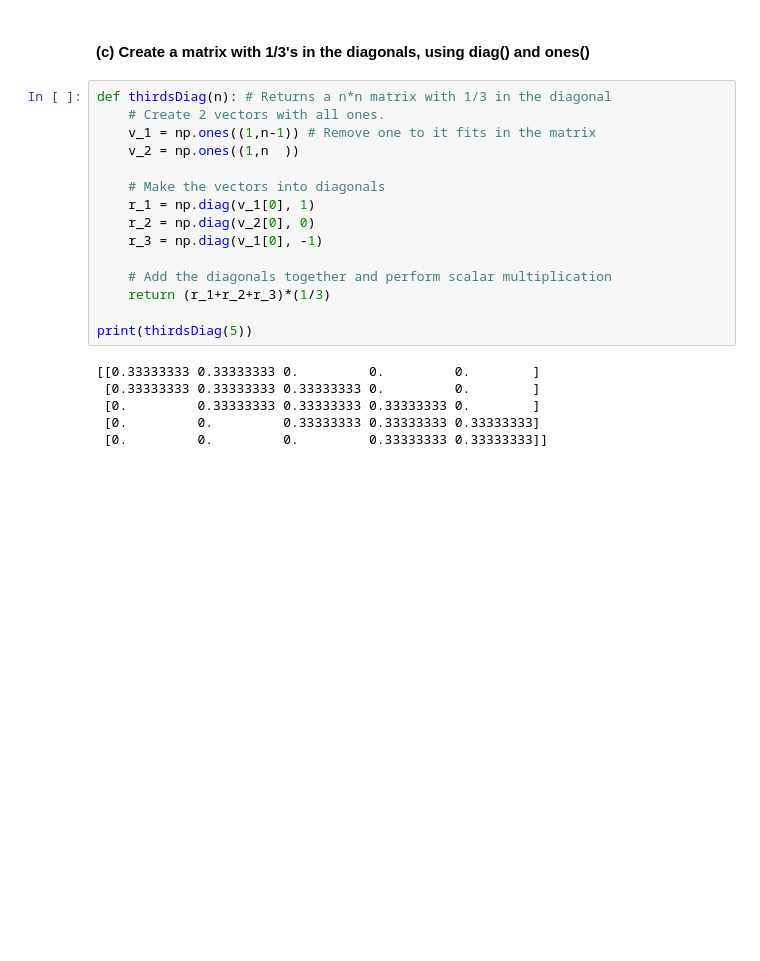
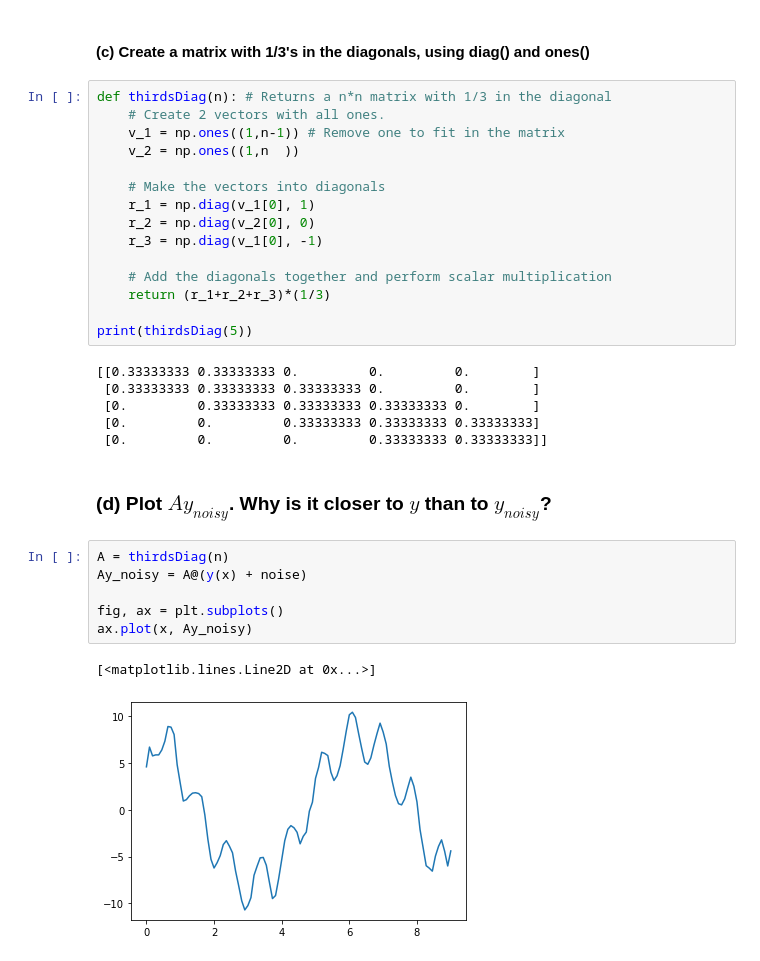
Before and after one commit to r59q/pynotebook, a Jupyter notebook: notebooks/Handin 2.ipynb, the cells around one changed output. Cells and saved outputs as stored; diff of their text form; blank space fills up the shorter version.

```diff
--- a/notebooks/Handin 2.ipynb
+++ b/notebooks/Handin 2.ipynb
@@ -44,7 +44,7 @@ ax.plot(x, y_noisy)
 # %%
 def thirdsDiag(n): # Returns a n*n matrix with 1/3 in the diagonal
     # Create 2 vectors with all ones.
-    v_1 = np.ones((1,n-1)) # Remove one to it fits in the matrix
+    v_1 = np.ones((1,n-1)) # Remove one to fit in the matrix
     v_2 = np.ones((1,n  ))
 
     # Make the vectors into diagonals
@@ -62,3 +62,14 @@ print(thirdsDiag(5))
  [0.         0.33333333 0.33333333 0.33333333 0.        ]
  [0.         0.         0.33333333 0.33333333 0.33333333]
  [0.         0.         0.         0.33333333 0.33333333]]
+# %% [markdown]
+### (d) Plot $Ay_{noisy}$. Why is it closer to $y$ than to $y_{noisy}$?
+# %%
+A = thirdsDiag(n)
+Ay_noisy = A@(y(x) + noise)
+
+fig, ax = plt.subplots()
+ax.plot(x, Ay_noisy)
+# %% [output]
+[<matplotlib.lines.Line2D at 0x...>]
+[figure, added]
```
Also changed, not shown: parts of 5 cells of this notebook, 1 other file.
